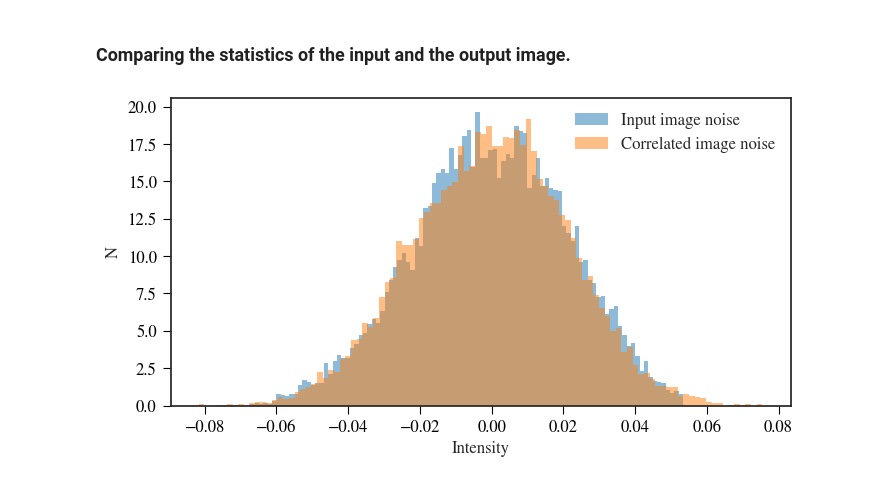
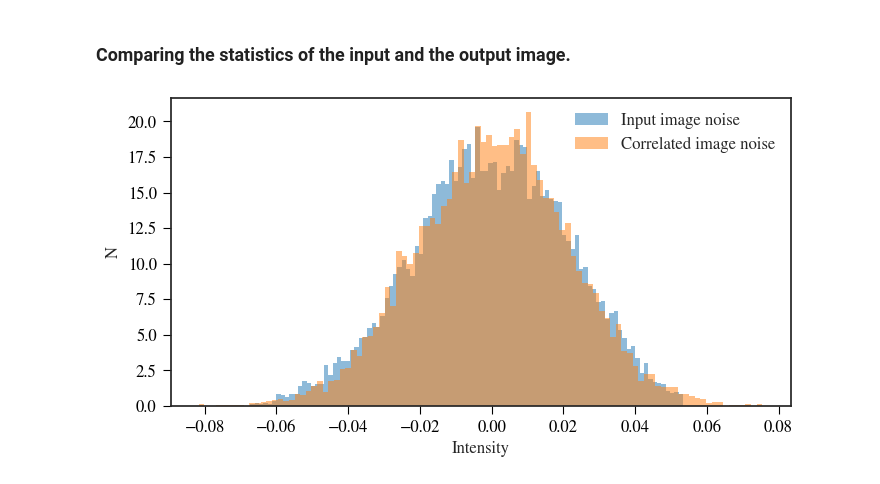
Before and after one commit to JaidenCook/SNRfit, a Jupyter notebook: workbooks/Correlating_Noise.ipynb, the cells around one changed output. Saved outputs shown, nothing was run; the diff lists cells and outputs as text; code cells hidden in the pictures.

Commit message:
Added masked correlated noise

```diff
--- a/workbooks/Correlating_Noise.ipynb
+++ b/workbooks/Correlating_Noise.ipynb
@@ -144,0 +147,5 @@ snrfit.astro_plot_2D(img_cor_noise, w, figsize=(7.5,6),scale=0.6)
+# %%
+img_cor_masked = img_cor_noise*np.ones(img_cor_noise.shape)
+img_cor_masked[thresh_mask] = np.nan
+
+snrfit.astro_plot_2D(img_cor_masked, w, figsize=(7.5,6),scale=0.6)
@@ -147,17 +156,17 @@ snrfit.astro_plot_2D(img_cor_noise, w, figsize=(7.5,6),scale=0.6)
 # %%
 
 fig,axs = plt.subplots(1,figsize=(8,4))
 
 axs.hist(img_nu.flatten()-img_bkg,bins = 100,density=True,alpha=0.5,
         label='Input image noise')
-axs.hist(img_cor_noise.flatten(),bins = 100,density=True,alpha=0.5,
+axs.hist(img_cor_masked.flatten(),bins = 100,density=True,alpha=0.5,
         label='Correlated image noise')
 
 axs.set_ylabel('N')
 axs.set_xlabel('Intensity')
 
 
 plt.legend()
 plt.show()
 # %% [output]
-[figure, old version]
+[figure, new version]
```
Also changed, not shown: parts of 2 cells of this notebook.
